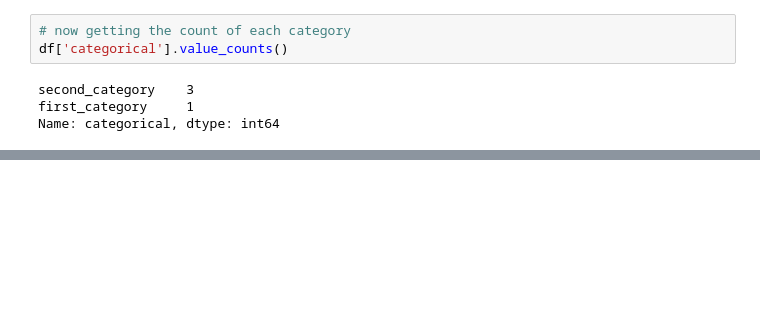
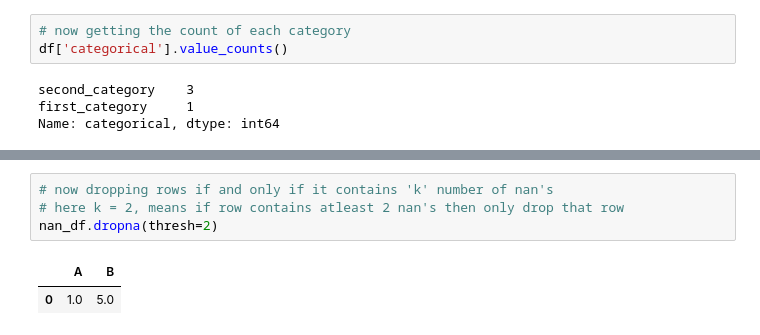
Before and after one commit to mahesh-keswani/ML-DL-FromBasicsToAdvance, a Jupyter notebook: pandas_basics/dataframe-basics.ipynb, the cells around one changed output, grey strips where cells are left out. Cells and saved outputs as stored; diff of their text form; blank space fills up the shorter version.

```diff
--- a/pandas_basics/dataframe-basics.ipynb
+++ b/pandas_basics/dataframe-basics.ipynb
@@ -303,0 +338,7 @@ Name: categorical, dtype: int64
+# %%
+# now dropping rows if and only if it contains 'k' number of nan's
+# here k = 2, means if row contains atleast 2 nan's then only drop that row
+nan_df.dropna(thresh=2)
+# %% [output]
+|  | A | B |
+| 0 | 1.0 | 5.0 |
```
Also changed, not shown: parts of 28 cells of this notebook.
